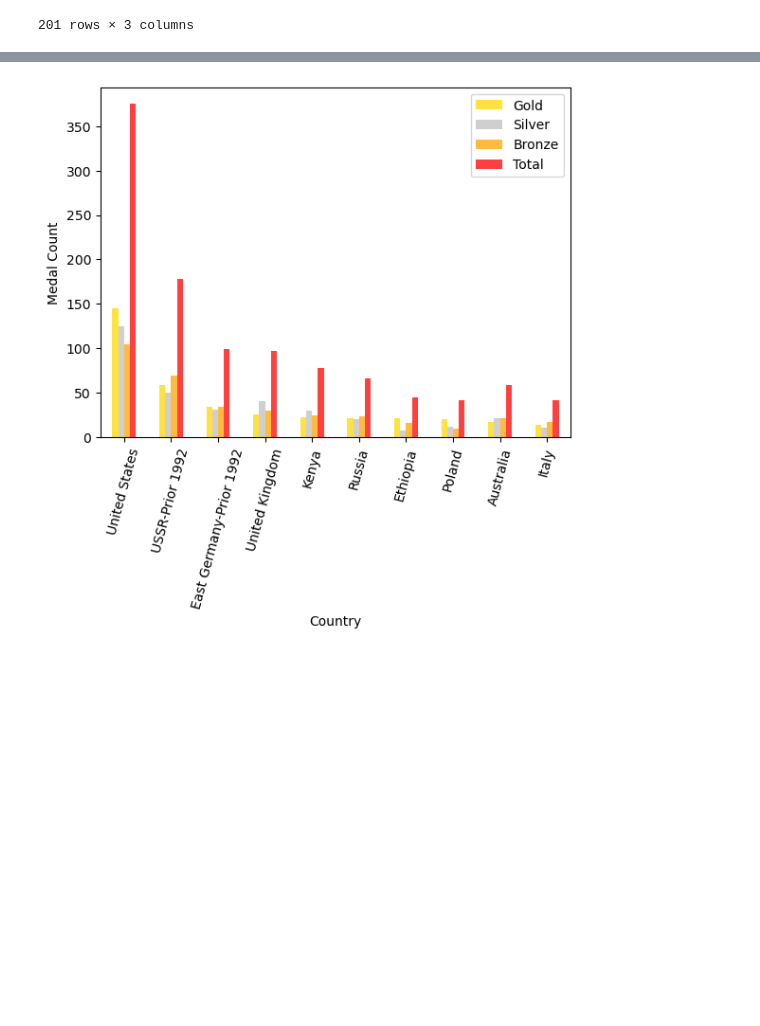
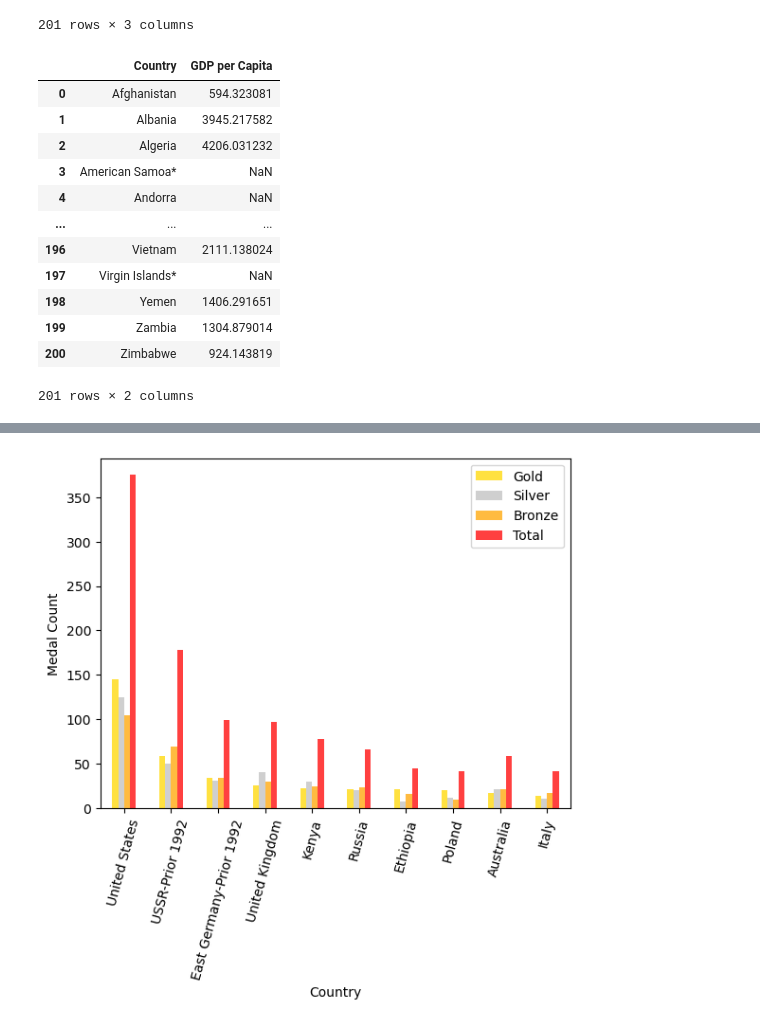
Before and after one commit to HomarOrtiz/project_1, a Jupyter notebook: Benjamin/cleanerPy.ipynb, the cells around one changed output, grey strips where cells are left out. Drawn from its saved outputs; the diff is of its cells as text; code cells hidden in the pictures; blank space fills up the shorter version.

```diff
--- a/Benjamin/cleanerPy.ipynb
+++ b/Benjamin/cleanerPy.ipynb
@@ -52,14 +52,29 @@ dictionary_data
 # %%
 country_gdp_df = dictionary_data.drop(columns=['Code'])
 country_gdp_df = pd.DataFrame(country_gdp_df)
 
 track_field = summer_events.loc[(summer_events['Sport'] == 'Athletics') & (summer_events['Year'] >= 1948)]
 track_field_df = pd.DataFrame(track_field)
 
 track_field_df = track_field_df.drop(['Year','Country','Discipline','City','Sport'],axis=1)
 track_field_df = track_field_df = track_field_df.reindex(columns=['Country Name','Athlete','Gender','Event','Medal'])
 track_field_df = track_field_df.drop(track_field_df[track_field_df['Event'] == '4X100M Relay'].index)
 track_field_df = track_field_df.drop(track_field_df[track_field_df['Event'] == '4X400M Relay'].index)
+country_gdp_df
+# %% [output]
+|  | Country | GDP per Capita |
+| 0 | Afghanistan | 594.323081 |
+| 1 | Albania | 3945.217582 |
+| 2 | Algeria | 4206.031232 |
+| 3 | American Samoa* | NaN |
+| 4 | Andorra | NaN |
+| ... | ... | ... |
+| 196 | Vietnam | 2111.138024 |
+| 197 | Virgin Islands* | NaN |
+| 198 | Yemen | 1406.291651 |
+| 199 | Zambia | 1304.879014 |
+| 200 | Zimbabwe | 924.143819 |
+201 rows × 2 columns
 # %%
 track_field_df.to_csv('../Project-1/track_field.csv',index=False)
 track_field_df = pd.read_csv('../Project-1/track_field.csv')
```
Also changed, not shown: parts of 4 cells of this notebook, 1 other file.
